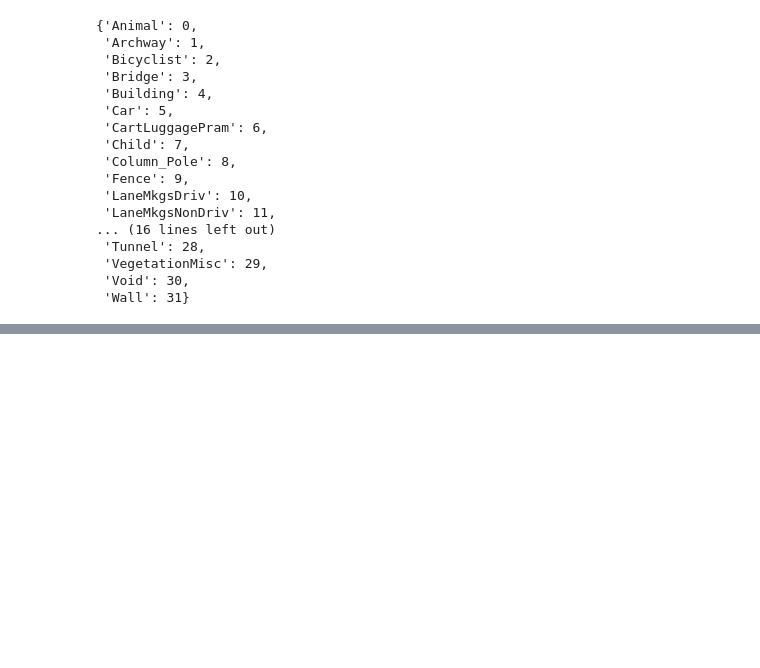
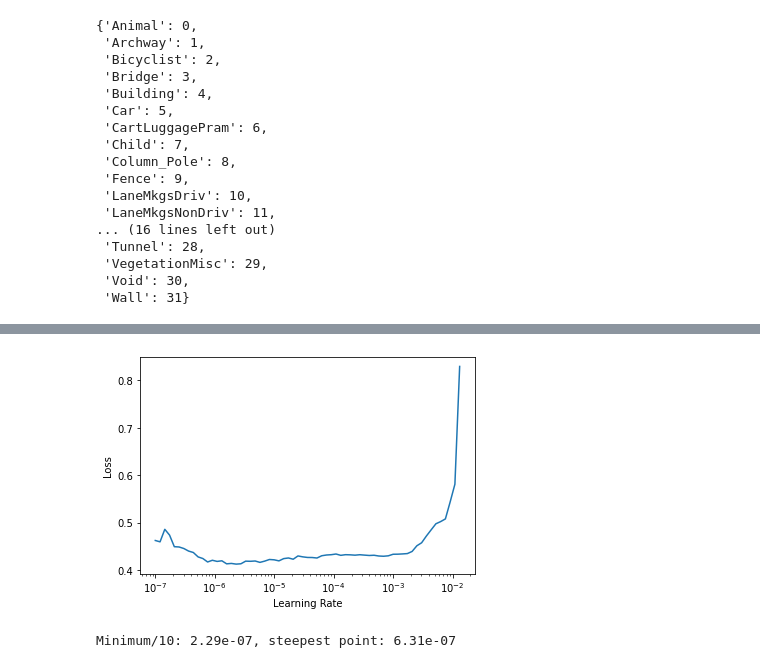
Before and after one commit to Aravinda89/multi_label_classification, a Jupyter notebook: Image_Segmentation.ipynb, the cells around one changed output, grey strips where cells are left out. Cells and saved outputs as stored; diff of their text form; code cells hidden in the pictures; blank space fills up the shorter version.

```diff
--- a/Image_Segmentation.ipynb
+++ b/Image_Segmentation.ipynb
@@ -262,2 +267,5 @@ learn.fit_flat_cos(3, slice(8.32e-03))
 # %%
 learn.unfreeze()
+# %%
+lr_min,lr_steep = learn.lr_find()
+# %% [output]
@@ -263,0 +273,5 @@ learn.unfreeze()
+[figure, added]
+# %%
+print(f"Minimum/10: {lr_min:.2e}, steepest point: {lr_steep:.2e}")
+# %% [output]
+Minimum/10: 2.29e-07, steepest point: 6.31e-07
```
Also changed, not shown: parts of 30 cells of this notebook.
